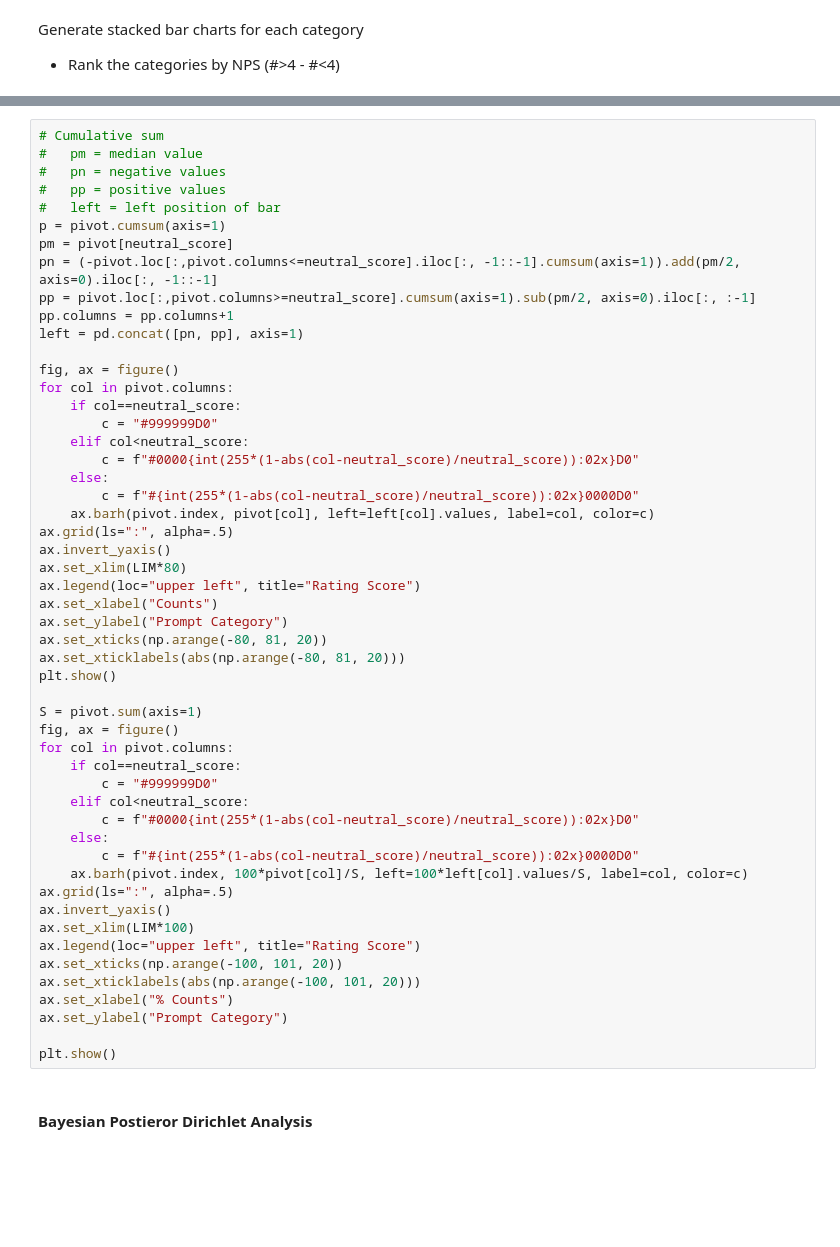
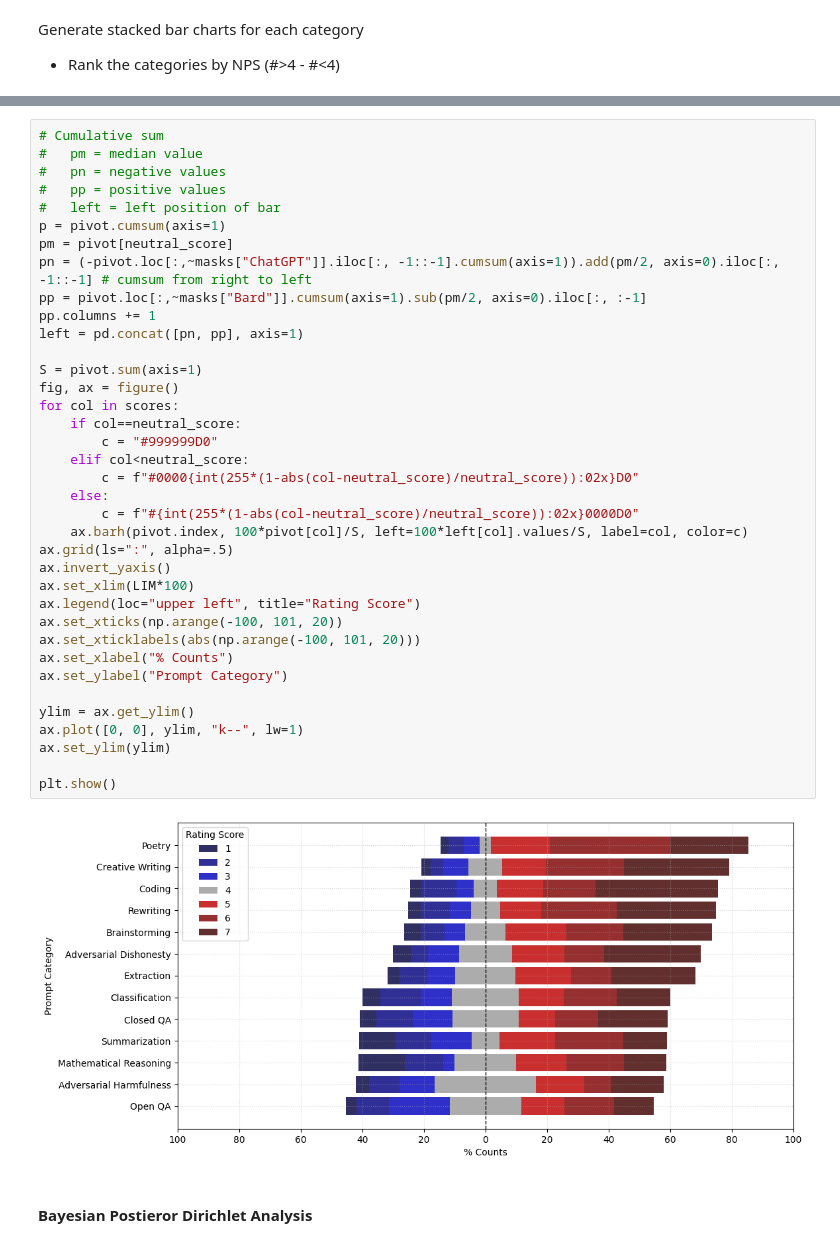
Before and after one commit to aswyatt/DA-Python, a Jupyter notebook: Interview/Data Analysis 1/Human Eval Bard.ipynb, the cells around one changed output, grey strips where cells are left out. Cells and saved outputs as stored; diff of their text form; blank space fills up the shorter version.

Commit message:
WiP category Bayesian analysis

```diff
--- a/Interview/Data Analysis 1/Human Eval Bard.ipynb
+++ b/Interview/Data Analysis 1/Human Eval Bard.ipynb
@@ -752,54 +765,41 @@ display(promoters_category, promoters_pct_category.round(2))
 # %%
 # Cumulative sum
 #   pm = median value
 #   pn = negative values
 #   pp = positive values
 #   left = left position of bar
 p = pivot.cumsum(axis=1)
 pm = pivot[neutral_score]
-pn = (-pivot.loc[:,pivot.columns<=neutral_score].iloc[:, -1::-1].cumsum(axis=1)).add(pm/2, axis=0).iloc[:, -1::-1]
-pp = pivot.loc[:,pivot.columns>=neutral_score].cumsum(axis=1).sub(pm/2, axis=0).iloc[:, :-1]
-pp.columns = pp.columns+1
+pn = (-pivot.loc[:,~masks["ChatGPT"]].iloc[:, -1::-1].cumsum(axis=1)).add(pm/2, axis=0).iloc[:, -1::-1] # cumsum from right to left
+pp = pivot.loc[:,~masks["Bard"]].cumsum(axis=1).sub(pm/2, axis=0).iloc[:, :-1]
+pp.columns += 1
 left = pd.concat([pn, pp], axis=1)
-
-fig, ax = figure()
-for col in pivot.columns:
-    if col==neutral_score:
-        c = "#999999D0"
-    elif col<neutral_score:
-        c = f"#0000{int(255*(1-abs(col-neutral_score)/neutral_score)):02x}D0"
-    else:
-        c = f"#{int(255*(1-abs(col-neutral_score)/neutral_score)):02x}0000D0"
-    ax.barh(pivot.index, pivot[col], left=left[col].values, label=col, color=c)
-ax.grid(ls=":", alpha=.5)
-ax.invert_yaxis()
-ax.set_xlim(LIM*80)
-ax.legend(loc="upper left", title="Rating Score")
-ax.set_xlabel("Counts")
-ax.set_ylabel("Prompt Category")
-ax.set_xticks(np.arange(-80, 81, 20))
-ax.set_xticklabels(abs(np.arange(-80, 81, 20)))
-plt.show()
 
 S = pivot.sum(axis=1)
 fig, ax = figure()
-for col in pivot.columns:
+for col in scores:
     if col==neutral_score:
         c = "#999999D0"
     elif col<neutral_score:
         c = f"#0000{int(255*(1-abs(col-neutral_score)/neutral_score)):02x}D0"
     else:
         c = f"#{int(255*(1-abs(col-neutral_score)/neutral_score)):02x}0000D0"
     ax.barh(pivot.index, 100*pivot[col]/S, left=100*left[col].values/S, label=col, color=c)
 ax.grid(ls=":", alpha=.5)
 ax.invert_yaxis()
 ax.set_xlim(LIM*100)
 ax.legend(loc="upper left", title="Rating Score")
 ax.set_xticks(np.arange(-100, 101, 20))
 ax.set_xticklabels(abs(np.arange(-100, 101, 20)))
 ax.set_xlabel("% Counts")
 ax.set_ylabel("Prompt Category")
 
+ylim = ax.get_ylim()
+ax.plot([0, 0], ylim, "k--", lw=1)
+ax.set_ylim(ylim)
+
 plt.show()
+# %% [output]
+[figure, added]
 # %% [markdown]
 #### Bayesian Postieror Dirichlet Analysis
```
Also changed, not shown: parts of 15 cells of this notebook.
